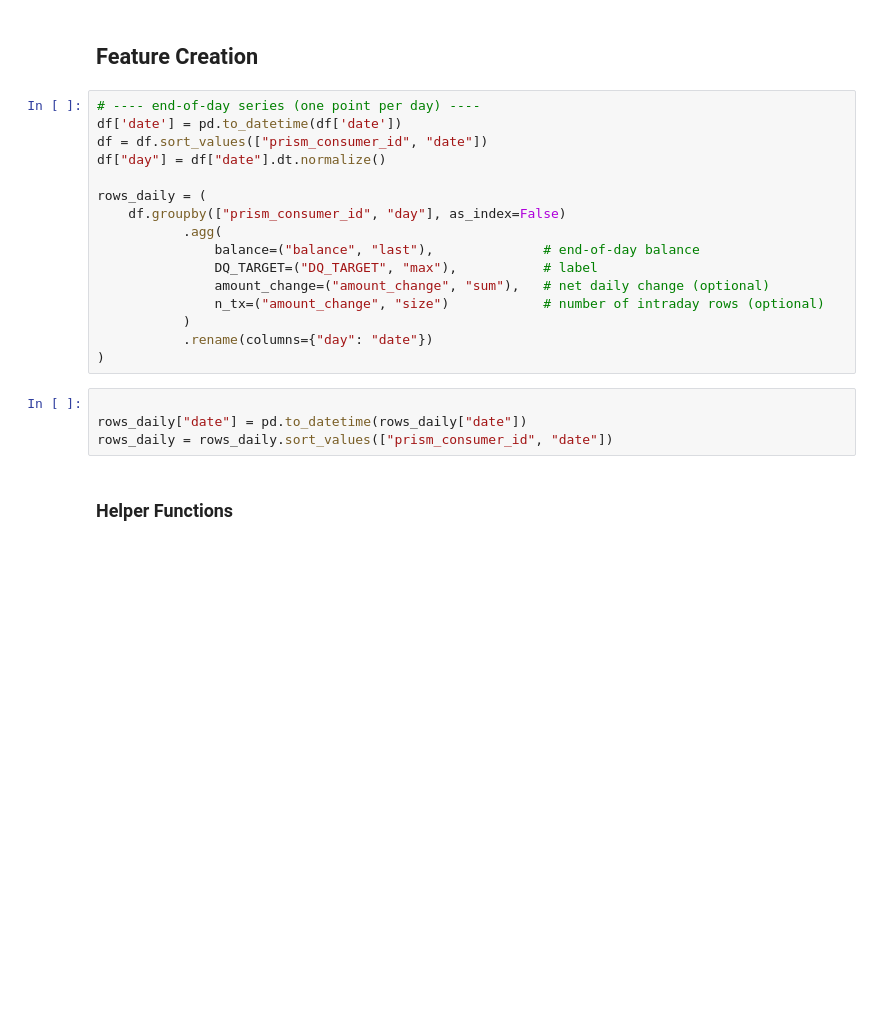
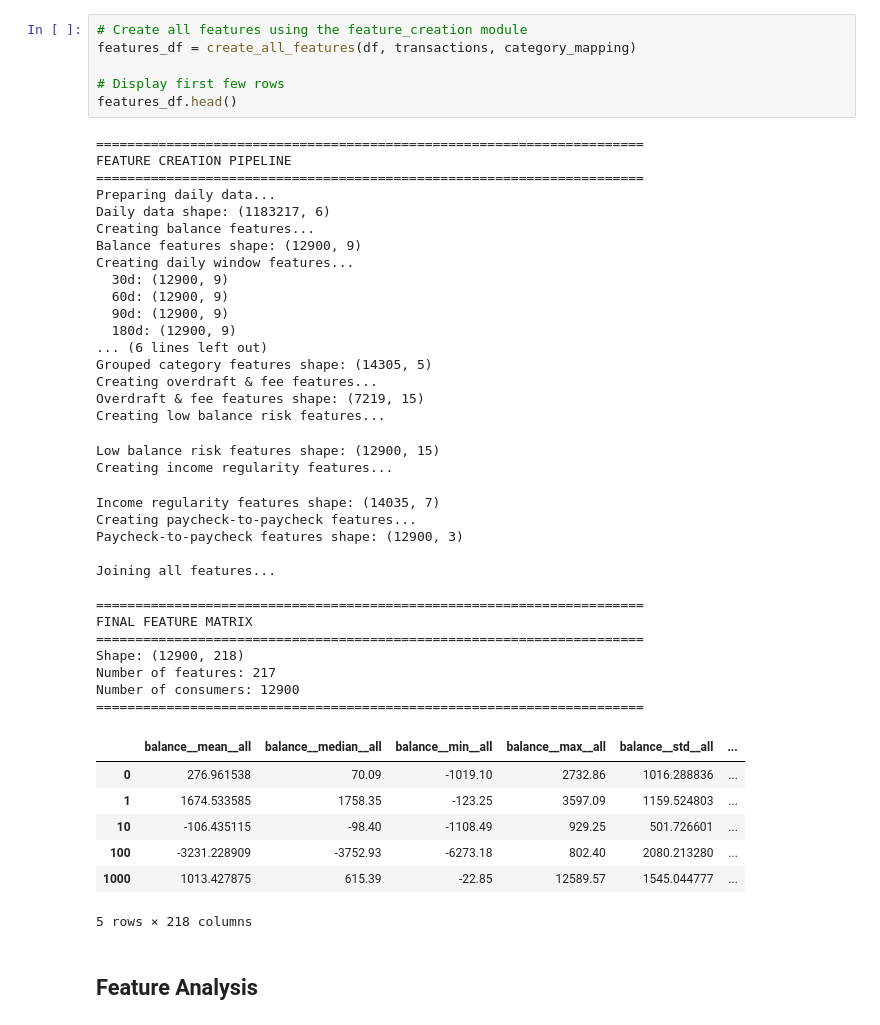
Before and after one commit to kangyuj0531/dsc180a-prism-data, a Jupyter notebook: feature_engineering/feature_creation.ipynb, the cells around one changed output. Saved outputs shown, nothing was run; the diff lists cells and outputs as text; blank space fills up the shorter version.

```diff
--- a/feature_engineering/feature_creation.ipynb
+++ b/feature_engineering/feature_creation.ipynb
@@ -23,24 +41,48 @@ df.head()
+# %%
+# Create all features using the feature_creation module
+features_df = create_all_features(df, transactions, category_mapping)
+
+# Display first few rows
+features_df.head()
+# %% [output]
+======================================================================
+FEATURE CREATION PIPELINE
+======================================================================
+Preparing daily data...
+Daily data shape: (1183217, 6)
+Creating balance features...
+Balance features shape: (12900, 9)
+Creating daily window features...
+  30d: (12900, 9)
+  60d: (12900, 9)
+  90d: (12900, 9)
+  180d: (12900, 9)
+... (6 lines left out)
+Grouped category features shape: (14305, 5)
+Creating overdraft & fee features...
+Overdraft & fee features shape: (7219, 15)
+Creating low balance risk features...
+Low balance risk features shape: (12900, 15)
+Creating income regularity features...
+Income regularity features shape: (14035, 7)
+Creating paycheck-to-paycheck features...
+Paycheck-to-paycheck features shape: (12900, 3)
+
+Joining all features...
+
+======================================================================
+FINAL FEATURE MATRIX
+======================================================================
+Shape: (12900, 218)
+Number of features: 217
+Number of consumers: 12900
+======================================================================
+|  | balance__mean__all | balance__median__all | balance__min__all | balance__max__all | balance__std__all | ... |
+| 0 | 276.961538 | 70.09 | -1019.10 | 2732.86 | 1016.288836 | ... |
+| 1 | 1674.533585 | 1758.35 | -123.25 | 3597.09 | 1159.524803 | ... |
+| 10 | -106.435115 | -98.40 | -1108.49 | 929.25 | 501.726601 | ... |
+| 100 | -3231.228909 | -3752.93 | -6273.18 | 802.40 | 2080.213280 | ... |
+| 1000 | 1013.427875 | 615.39 | -22.85 | 12589.57 | 1545.044777 | ... |
+5 rows × 218 columns
 # %% [markdown]
-## Feature Creation
+## Feature Analysis
-# %%
-# ---- end-of-day series (one point per day) ----
-df['date'] = pd.to_datetime(df['date'])
-df = df.sort_values(["prism_consumer_id", "date"])
-df["day"] = df["date"].dt.normalize()
-
-rows_daily = (
-    df.groupby(["prism_consumer_id", "day"], as_index=False)
-           .agg(
-               balance=("balance", "last"),              # end-of-day balance
-               DQ_TARGET=("DQ_TARGET", "max"),           # label
-               amount_change=("amount_change", "sum"),   # net daily change (optional)
-               n_tx=("amount_change", "size")            # number of intraday rows (optional)
-           )
-           .rename(columns={"day": "date"})
-)
-# %%
-
-rows_daily["date"] = pd.to_datetime(rows_daily["date"])
-rows_daily = rows_daily.sort_values(["prism_consumer_id", "date"])
-# %% [markdown]
-### Helper Functions
```
Also changed, not shown: parts of 19 cells of this notebook, 1 other file.
